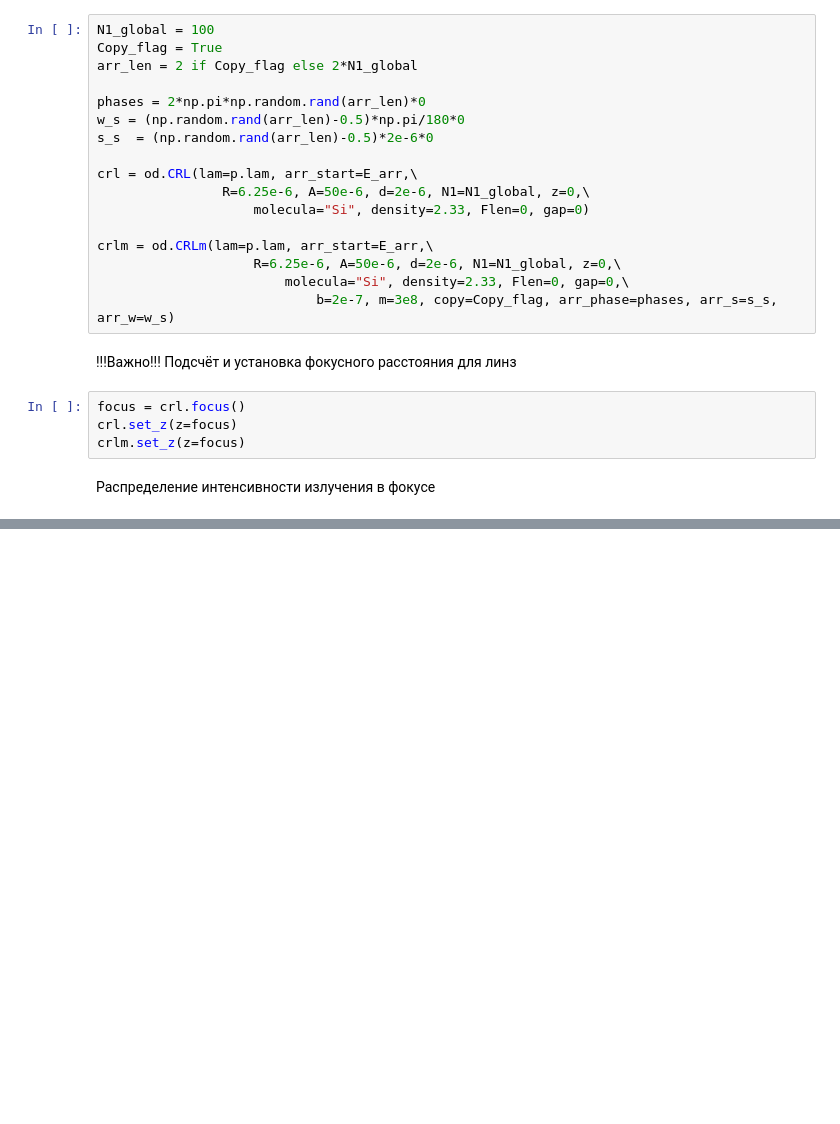
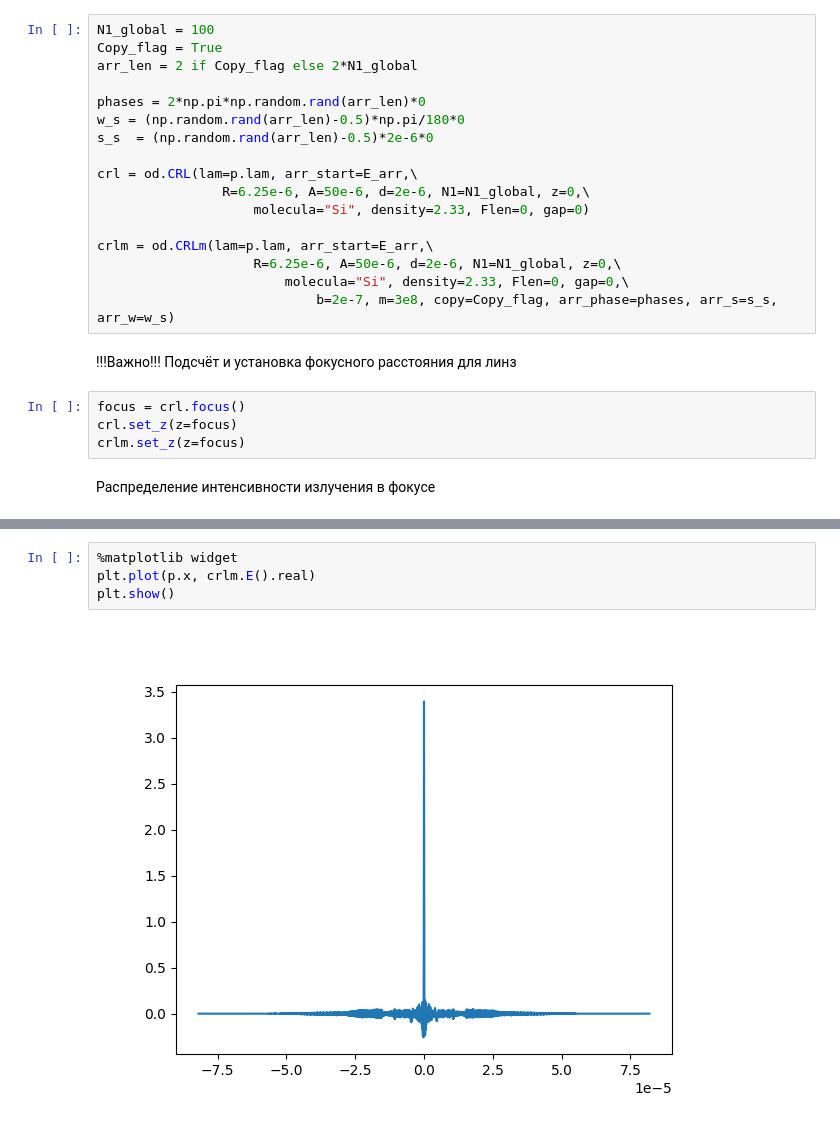
Before and after one commit to mamichberdey/Optical_device, a Jupyter notebook: main.ipynb, the cells around one changed output, grey strips where cells are left out. Cells and saved outputs as stored; diff of their text form; blank space fills up the shorter version.

```diff
--- a/main.ipynb
+++ b/main.ipynb
@@ -69,0 +81,6 @@ plt.show()
+# %%
+%matplotlib widget
+plt.plot(p.x, crlm.E().real)
+plt.show()
+# %% [output]
+[figure, added]
```
Also changed, not shown: parts of 2 cells of this notebook.
